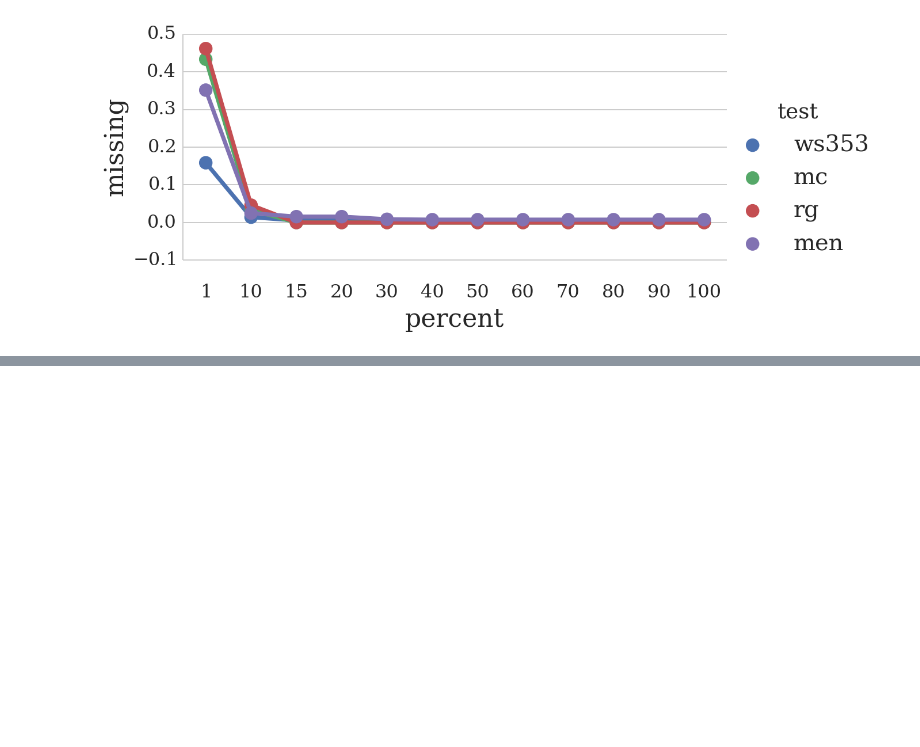
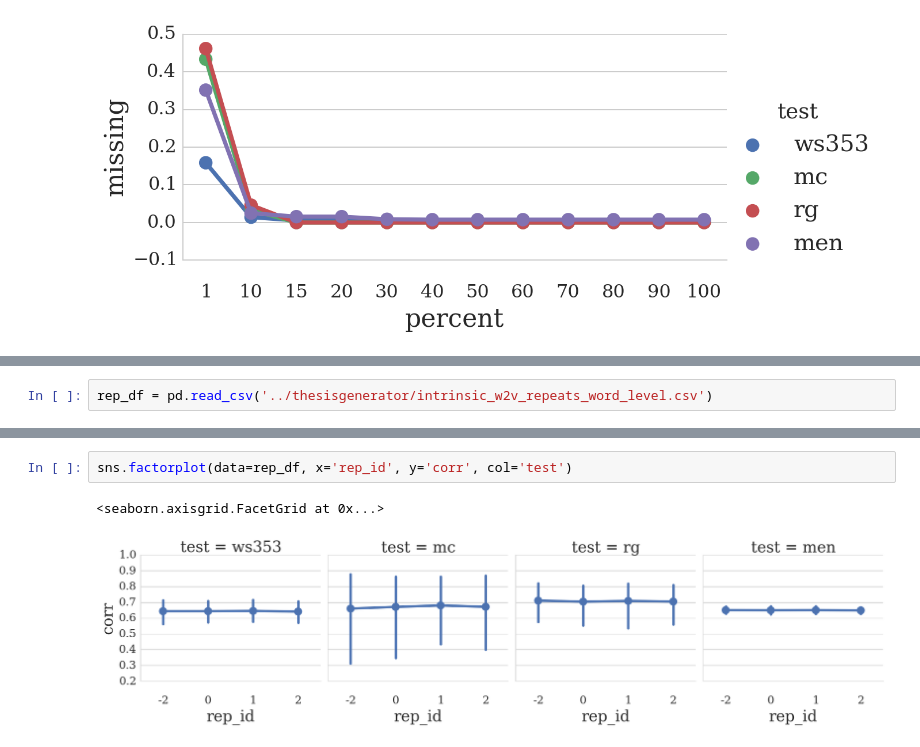
Before and after one commit to mbatchkarov/ExpLosion, a Jupyter notebook: notebooks/intrinsic_eval.ipynb, the cells around one changed output, grey strips where cells are left out. Cells and saved outputs as stored; diff of their text form; blank space fills up the shorter version.

```diff
--- a/notebooks/intrinsic_eval.ipynb
+++ b/notebooks/intrinsic_eval.ipynb
@@ -153,0 +156,2 @@ g = sns.factorplot(y='missing', x='percent', hue='test', data=curve_df, aspect=2
+# %%
+rep_df = pd.read_csv('../thesisgenerator/intrinsic_w2v_repeats_word_level.csv')
@@ -153,0 +167,5 @@ g = sns.factorplot(y='missing', x='percent', hue='test', data=curve_df, aspect=2
+# %%
+sns.factorplot(data=rep_df, x='rep_id', y='corr', col='test')
+# %% [output]
+<seaborn.axisgrid.FacetGrid at 0x...>
+[figure, added]
```
Also changed, not shown: parts of 9 cells of this notebook, 1 other file.
